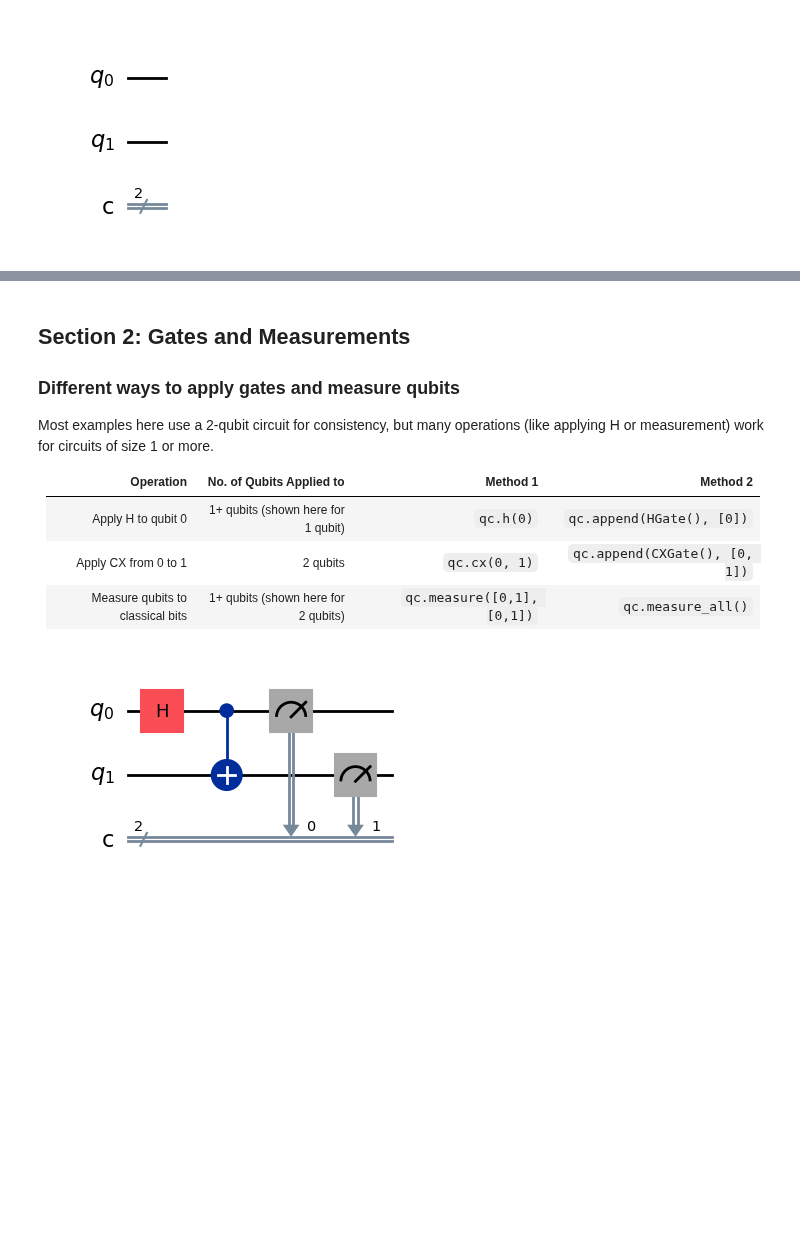
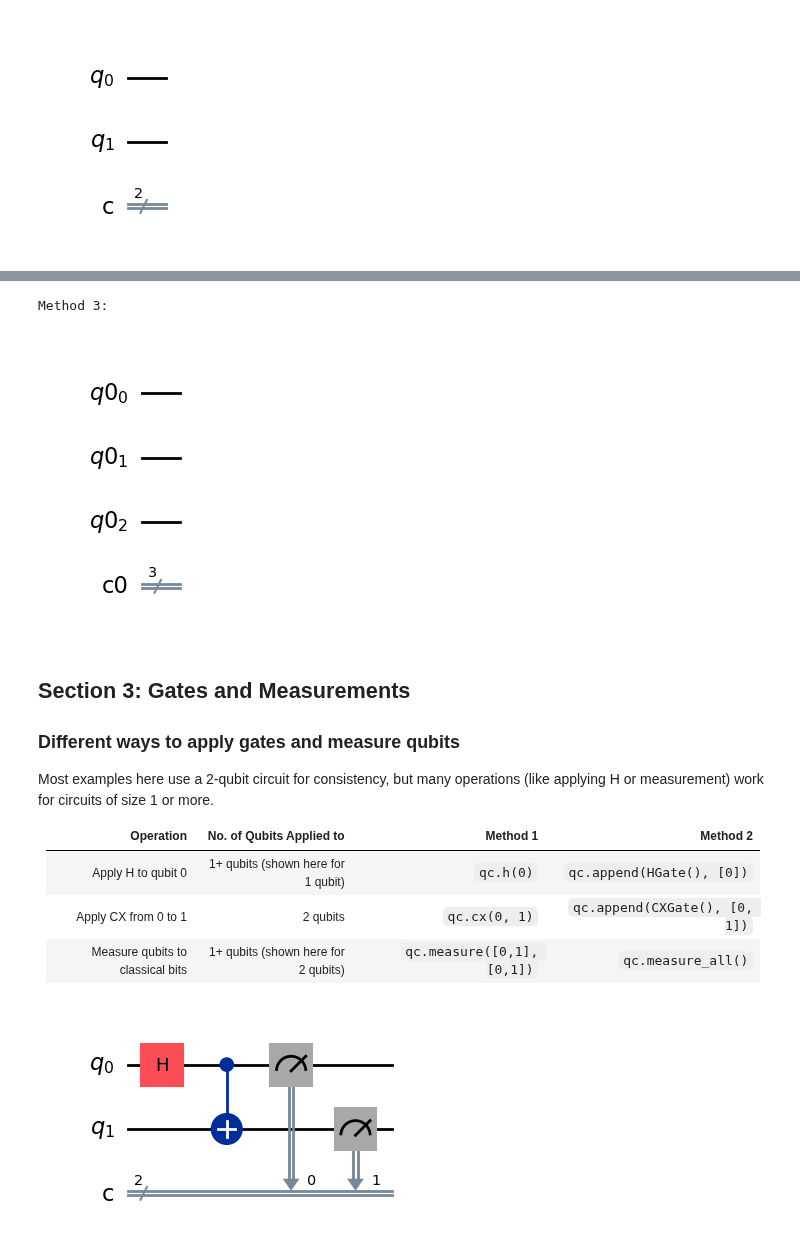
Before and after one commit to makansij/IBM_Certified_Quantum_Computation_QisKit_v2, a Jupyter notebook: Module_2.1_Visualize_Quantum_Circuits.ipynb, the cells around one changed output, grey strips where cells are left out. Saved outputs shown, nothing was run; the diff lists cells and outputs as text; code cells hidden in the pictures; blank space fills up the shorter version.

```diff
--- a/Module_2.1_Visualize_Quantum_Circuits.ipynb
+++ b/Module_2.1_Visualize_Quantum_Circuits.ipynb
@@ -57,5 +90,17 @@ qc.draw('mpl')
+# %%
+# Method 3: Create and then add registers
+qr3 = QuantumRegister(3)
+cr3 = ClassicalRegister(3)
+qc3 = QuantumCircuit()
+qc3.add_register(qr3)
+qc3.add_register(cr3)
+print('Method 3:')
+display(qc3.draw('mpl'))
+# %% [output]
+Method 3:
+[figure, added]
 # %% [markdown]
-## Section 2: Gates and Measurements
+## Section 3: Gates and Measurements
 
 ### Different ways to apply gates and measure qubits
 
```
Also changed, not shown: parts of 8 cells of this notebook, 2 other files.
